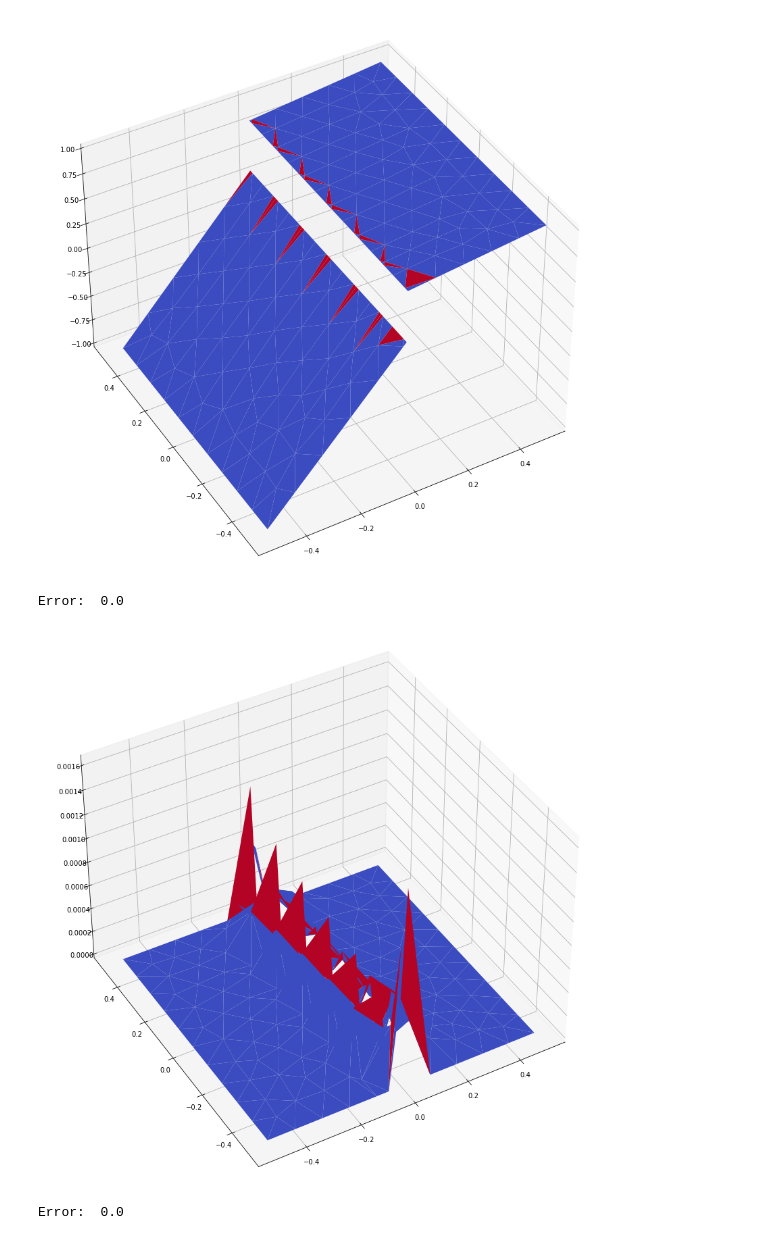
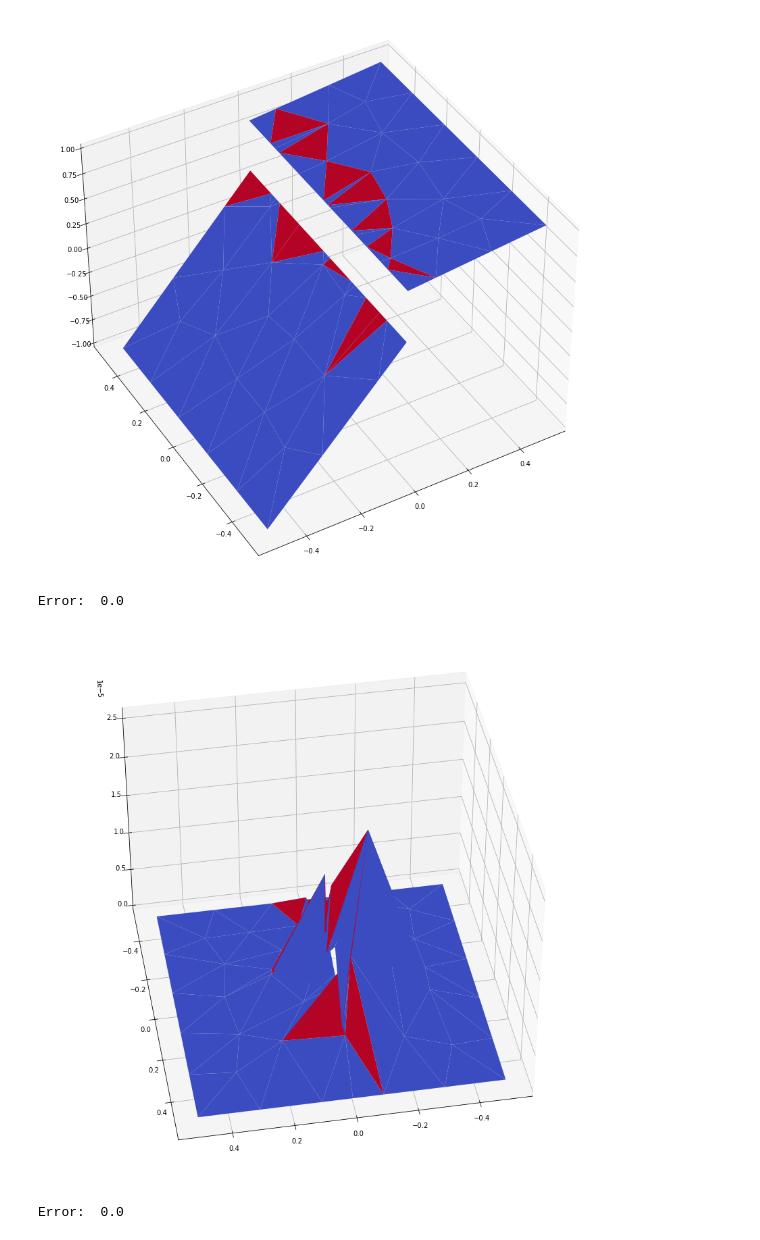
Before and after one commit to aurelio-spadotto/notebooks, a Jupyter notebook: brokenmesh_1D.ipynb, the cells around one changed output. Cells and saved outputs as stored; diff of their text form; code cells hidden in the pictures.

```diff
--- a/brokenmesh_1D.ipynb
+++ b/brokenmesh_1D.ipynb
@@ -35,7 +34,7 @@ ref_sol = lambda mesh, dof, \
 eta = 1e6
 # %%
 # load mesh
-mesh_filename = "square_L1_N10.msh"
+mesh_filename = "square_L1_N5.msh"
 mesh = ddr.load_square_mesh(mesh_filename)
 # move critical points near the interface
 ddr.move_critical_points_1D(mesh)
@@ -134,5 +162,5 @@ ax.grid('on')
 # %%
-n = 1
+n = 0
 G_no_sigma = G_no_sigma_matrices[n]
 N_gamma = N_gamma_matrices[n]
 S = S_matrices[n]
@@ -150,16 +178,16 @@ u_ref = np.array([ ref_sol(mesh,dof) for dof in range(mesh.Ndof)])
 ddr.plot_solution(mesh, u_ref, elevation=40, azimuth=-120)
 print ("Error: ", ddr.calc_energy_error(mesh,u_ref,ref_sol, G_no_sigma, N_gamma, S))
 # %% [output]
-[figure, old version]
+[figure, new version]
 Error:  0.0
 # %%
 mesh = Meshes[n]
 u = solutions[n]
 u_ref = np.array([ ref_sol(mesh,dof) for dof in range(mesh.Ndof)])
-ddr.plot_solution(mesh, np.abs(u_ref-u), elevation=40, azimuth=-120)
+ddr.plot_solution(mesh, np.abs(u_ref-u), elevation=40, azimuth=80)
 print ("Error: ", ddr.calc_L0_error(mesh,u_ref,ref_sol))
 # %% [output]
-[figure, old version]
+[figure, new version]
 Error:  0.0
 # %%
 ddr.visualize_mesh_1D(Meshes[n])
```
Also changed, not shown: parts of 8 cells of this notebook, 2 other files.
